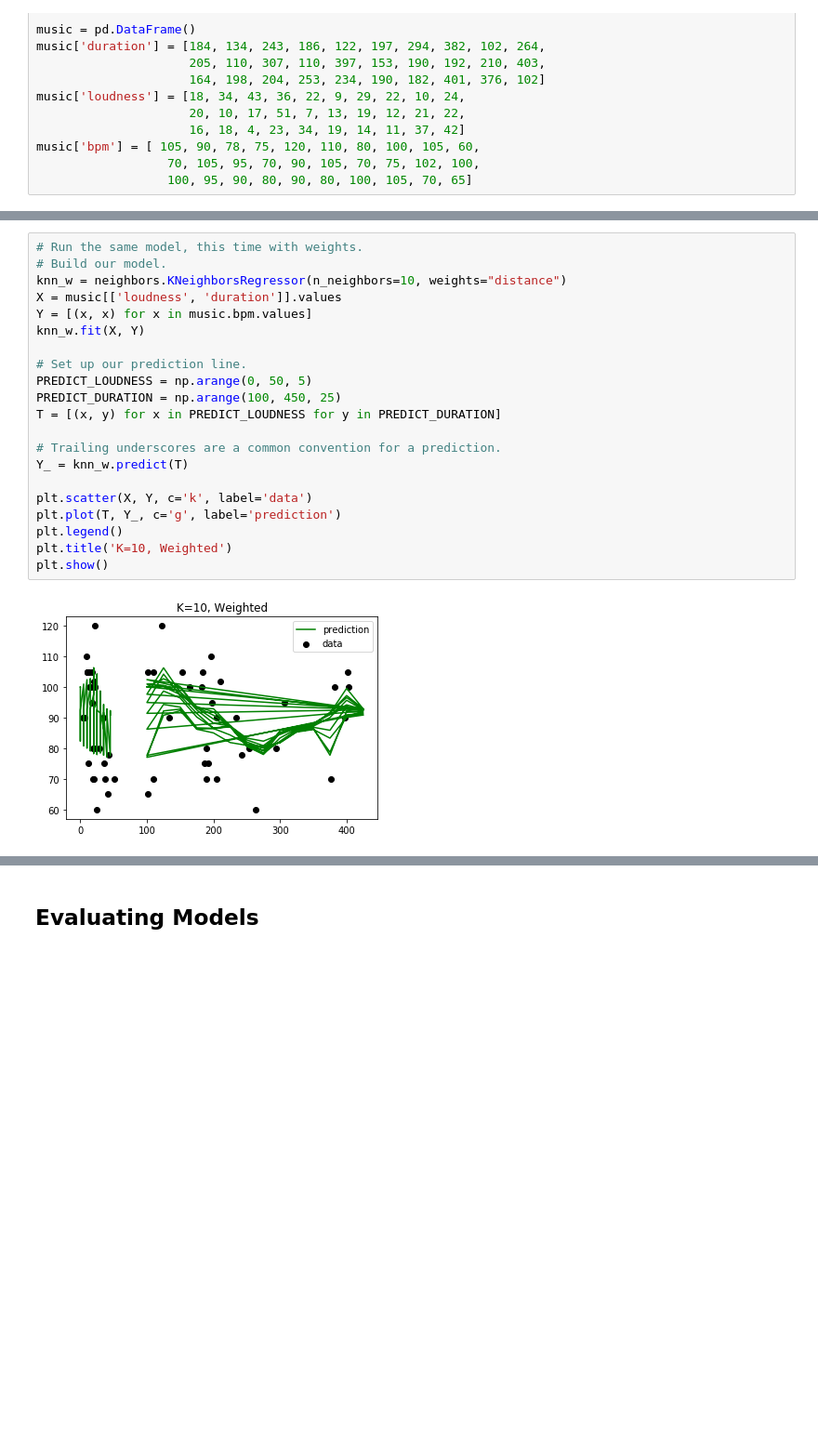
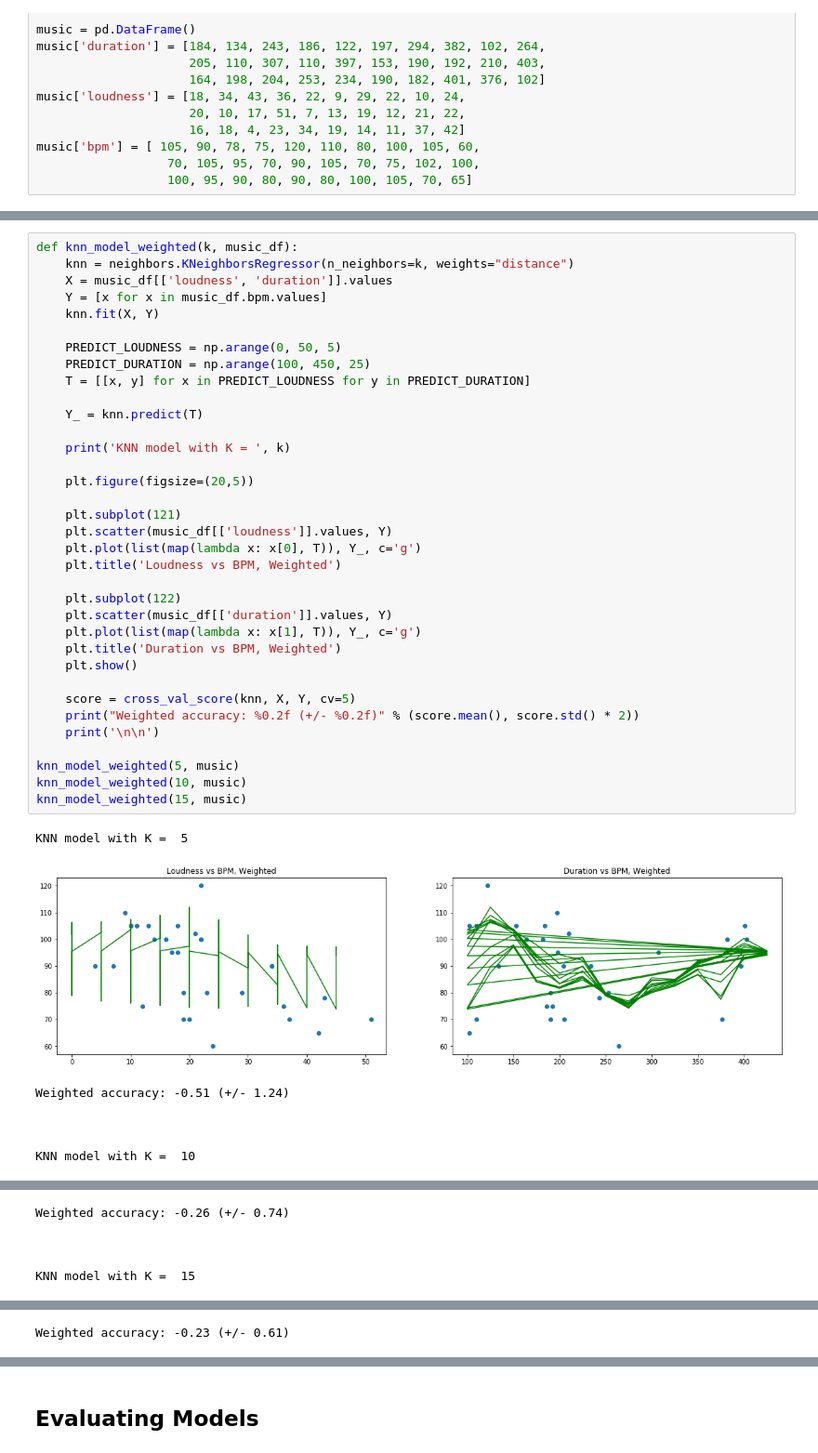
Before and after one commit to esthersweon/thinkful, a Jupyter notebook: main/unit_3/lesson_1_project_3.ipynb, the cells around one changed output, grey strips where cells are left out. Shown at 93% size. Cells and saved outputs as stored; diff of their text form; blank space fills up the shorter version.

```diff
--- a/main/unit_3/lesson_1_project_3.ipynb
+++ b/main/unit_3/lesson_1_project_3.ipynb
@@ -45,23 +118,43 @@ plt.show()
 # %%
-# Run the same model, this time with weights.
-# Build our model.
-knn_w = neighbors.KNeighborsRegressor(n_neighbors=10, weights="distance")
-X = music[['loudness', 'duration']].values
-Y = [(x, x) for x in music.bpm.values]
-knn_w.fit(X, Y)
+def knn_model_weighted(k, music_df):
+    knn = neighbors.KNeighborsRegressor(n_neighbors=k, weights="distance")
+    X = music_df[['loudness', 'duration']].values
+    Y = [x for x in music_df.bpm.values]
+    knn.fit(X, Y)
 
-# Set up our prediction line.
-PREDICT_LOUDNESS = np.arange(0, 50, 5)
-PREDICT_DURATION = np.arange(100, 450, 25)
-T = [(x, y) for x in PREDICT_LOUDNESS for y in PREDICT_DURATION]
+    PREDICT_LOUDNESS = np.arange(0, 50, 5)
+    PREDICT_DURATION = np.arange(100, 450, 25)
+    T = [[x, y] for x in PREDICT_LOUDNESS for y in PREDICT_DURATION]
 
-# Trailing underscores are a common convention for a prediction.
-Y_ = knn_w.predict(T)
+    Y_ = knn.predict(T)
 
-plt.scatter(X, Y, c='k', label='data')
-plt.plot(T, Y_, c='g', label='prediction')
-plt.legend()
-plt.title('K=10, Weighted')
-plt.show()
+    print('KNN model with K = ', k)
+
+    plt.figure(figsize=(20,5))
+
+    plt.subplot(121)
+    plt.scatter(music_df[['loudness']].values, Y)
+    plt.plot(list(map(lambda x: x[0], T)), Y_, c='g')
+    plt.title('Loudness vs BPM, Weighted')
+
+    plt.subplot(122)
+    plt.scatter(music_df[['duration']].values, Y)
+    plt.plot(list(map(lambda x: x[1], T)), Y_, c='g')
+    plt.title('Duration vs BPM, Weighted')
+    plt.show()
+
+    score = cross_val_score(knn, X, Y, cv=5)
+    print("Weighted accuracy: %0.2f (+/- %0.2f)" % (score.mean(), score.std() * 2))
+    print('\n\n')
+
+knn_model_weighted(5, music)
+knn_model_weighted(10, music)
+knn_model_weighted(15, music)
 # %% [output]
+KNN model with K =  5
-[figure, old version]
+[figure, new version]
+Weighted accuracy: -0.51 (+/- 1.24)
+
+
+
+KNN model with K =  10
@@ -67,0 +162,5 @@ plt.show()
+Weighted accuracy: -0.26 (+/- 0.74)
+
+
+
+KNN model with K =  15
@@ -67,0 +168 @@ plt.show()
+Weighted accuracy: -0.23 (+/- 0.61)
```
Also changed, not shown: parts of 12 cells of this notebook, 11 other files.
